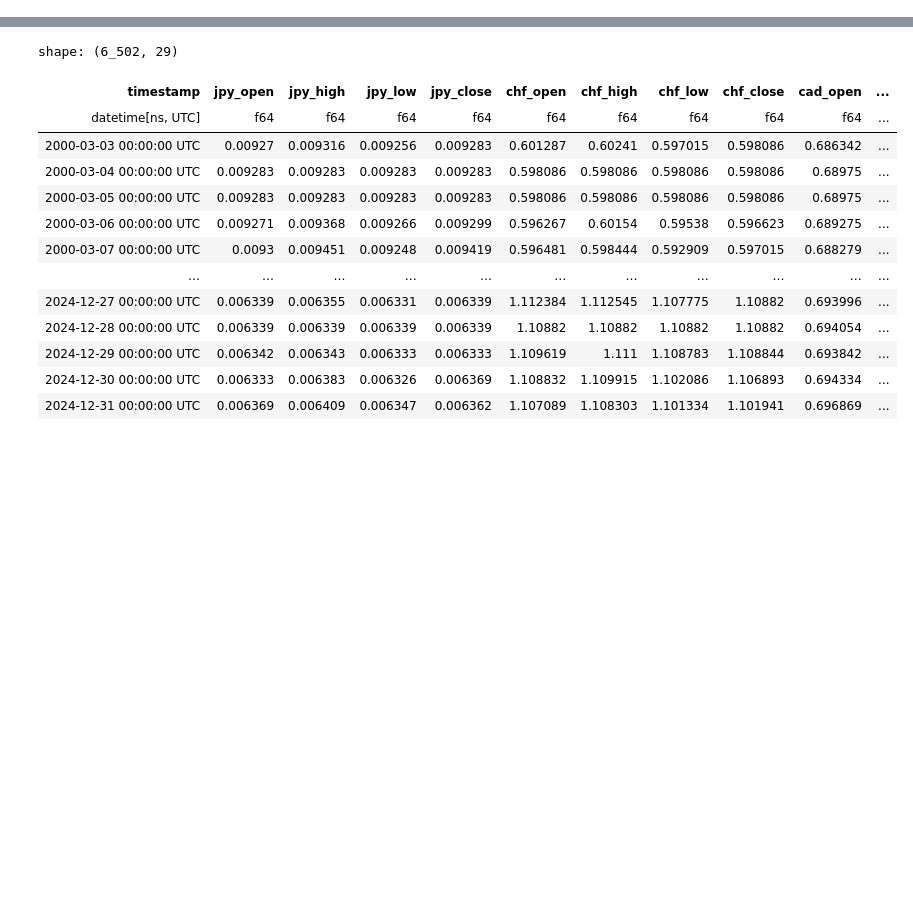
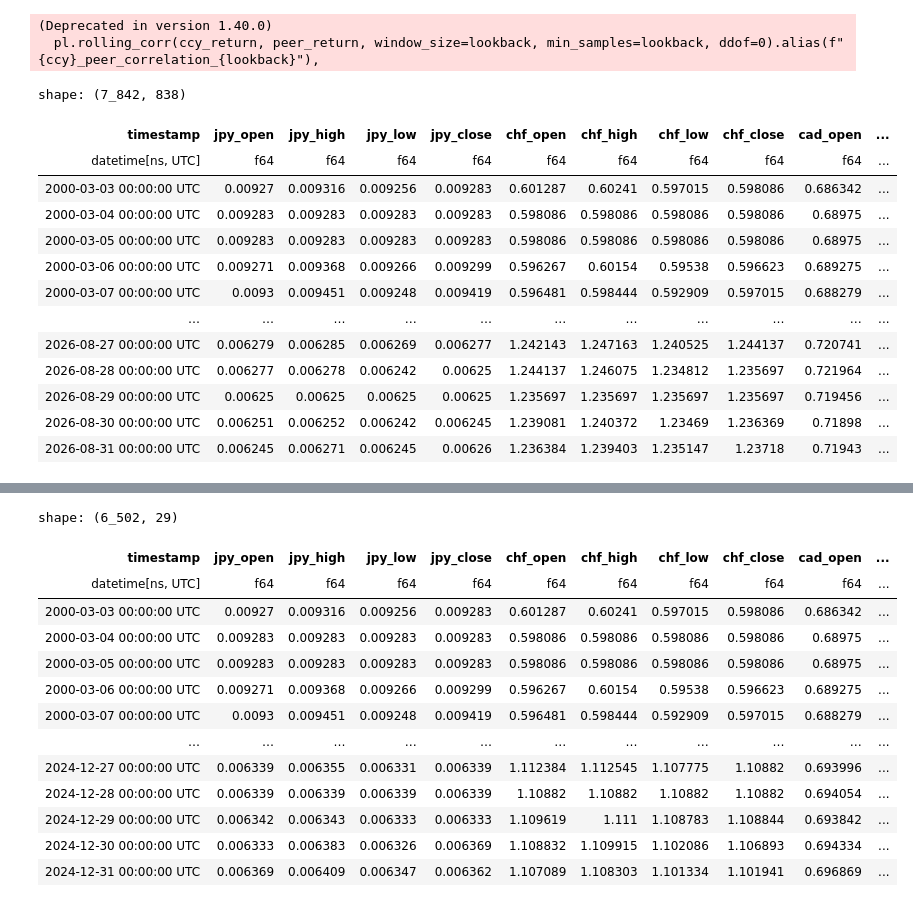
Before and after one commit to RobertHotchkiss/yet_another_machine_learning_repo, a Jupyter notebook: src/notebooks/multi_asset_trading.ipynb, the cells around one changed output, grey strips where cells are left out. Cells and saved outputs as stored; diff of their text form; code cells hidden in the pictures; blank space fills up the shorter version.

```diff
--- a/src/notebooks/multi_asset_trading.ipynb
+++ b/src/notebooks/multi_asset_trading.ipynb
@@ -14,15 +27,38 @@ INVERSE_CCYS = ['chf','jpy','cad']
-# %%
-def get_file_path(ccy: str):
-    if ccy in INVERSE_CCYS:
-        pair = f'usd{ccy}'
-    else:
-        pair = f'{ccy}usd'
-    return pathlib.Path(r'D:\Trading\2026\\',f"{pair}_d1.csv")
 # %%
+RAW_OHLC_COLUMNS = [
+    f"{ccy}_{field}"
+    for ccy in CCYS
+    for field in ("open", "high", "low", "close")
+]
+def get_file_path(ccy: str):
+    if ccy in INVERSE_CCYS:
+        pair = f'usd{ccy}'
+    else:
+        pair = f'{ccy}usd'
+    return pathlib.Path(r'D:\Trading\2026\\',f"{pair}_d1_sep_2026.csv")
+
 class DayBar(pa.DataFrameModel):
     timestamp: pandera.typing.polars.Series[pl.Datetime("ns", "UTC")]
     open: pandera.typing.polars.Series[float]
     high: pandera.typing.polars.Series[float]
     low: pandera.typing.polars.Series[float]
     close: pandera.typing.polars.Series[float]
+
+def read_data(ccy: str) -> DataFrame[DayBar]:
+    df = pl.read_csv(get_file_path(ccy))
+
+    df = df.with_columns(
+        pl.from_epoch("timestamp", time_unit="ms")
+          .dt.cast_time_unit("ns")
+          .dt.replace_time_zone("UTC")
+    )
+
+    if ccy in INVERSE_CCYS:
+        df = df.with_columns(
+            (1 / pl.col("open")).alias(f"open"),
+            (1 / pl.col("low")).alias("high"),
+            (1 / pl.col("high")).alias("low"),
+            (1 / pl.col("close")).alias("close"),
+        )
+    return DayBar.validate(df)
 # %%
@@ -46,3 +506,42 @@ def read_data(ccy: str) -> DataFrame[DayBar]:
 # %%
+# calcualte features
 bar_dict = {x: read_data(x) for x in CCYS}
+renamed_dict = {
+    ccy: bar_dict[ccy].select("timestamp",
+                              pl.col("open").alias(f"{ccy}_open"),
+                              pl.col("high").alias(f"{ccy}_high"),
+                              pl.col("low").alias(f"{ccy}_low"),
+                              pl.col("close").alias(f"{ccy}_close"))
+    for ccy in CCYS
+}
+# Align each series by timestamp; retain only fully observed OHLC rows.
+all_raw = (
+    pl.concat(renamed_dict.values(), how="align_full")
+    .sort("timestamp")
+    .drop_nulls()
+)
+all_raw
+# Build only normalised features; raw OHLC levels are retained in all_raw only.
+all = add_model_features(all_raw, MODEL_LOOKBACKS)
+# %% [output]
+(Deprecated in version 1.40.0)
+  pl.rolling_corr(ccy_return, peer_return, window_size=lookback, min_samples=lookback, ddof=0).alias(f"{ccy}_peer_correlation_{lookback}"),
+# %%
+#tmp
+all
+# %% [output]
+shape: (7_842, 838)
+| timestamp | jpy_open | jpy_high | jpy_low | jpy_close | chf_open | chf_high | chf_low | chf_close | cad_open | ... |
+| datetime[ns, UTC] | f64 | f64 | f64 | f64 | f64 | f64 | f64 | f64 | f64 | ... |
+| 2000-03-03 00:00:00 UTC | 0.00927 | 0.009316 | 0.009256 | 0.009283 | 0.601287 | 0.60241 | 0.597015 | 0.598086 | 0.686342 | ... |
+| 2000-03-04 00:00:00 UTC | 0.009283 | 0.009283 | 0.009283 | 0.009283 | 0.598086 | 0.598086 | 0.598086 | 0.598086 | 0.68975 | ... |
+| 2000-03-05 00:00:00 UTC | 0.009283 | 0.009283 | 0.009283 | 0.009283 | 0.598086 | 0.598086 | 0.598086 | 0.598086 | 0.68975 | ... |
+| 2000-03-06 00:00:00 UTC | 0.009271 | 0.009368 | 0.009266 | 0.009299 | 0.596267 | 0.60154 | 0.59538 | 0.596623 | 0.689275 | ... |
+| 2000-03-07 00:00:00 UTC | 0.0093 | 0.009451 | 0.009248 | 0.009419 | 0.596481 | 0.598444 | 0.592909 | 0.597015 | 0.688279 | ... |
+| … | … | … | … | … | … | … | … | … | … | ... |
+| 2026-08-27 00:00:00 UTC | 0.006279 | 0.006285 | 0.006269 | 0.006277 | 1.242143 | 1.247163 | 1.240525 | 1.244137 | 0.720741 | ... |
+| 2026-08-28 00:00:00 UTC | 0.006277 | 0.006278 | 0.006242 | 0.00625 | 1.244137 | 1.246075 | 1.234812 | 1.235697 | 0.721964 | ... |
+| 2026-08-29 00:00:00 UTC | 0.00625 | 0.00625 | 0.00625 | 0.00625 | 1.235697 | 1.235697 | 1.235697 | 1.235697 | 0.719456 | ... |
+| 2026-08-30 00:00:00 UTC | 0.006251 | 0.006252 | 0.006242 | 0.006245 | 1.239081 | 1.240372 | 1.23469 | 1.236369 | 0.71898 | ... |
+| 2026-08-31 00:00:00 UTC | 0.006245 | 0.006271 | 0.006245 | 0.00626 | 1.236384 | 1.239403 | 1.235147 | 1.23718 | 0.71943 | ... |
 # %%
```
Also changed, not shown: parts of 10 cells of this notebook.
